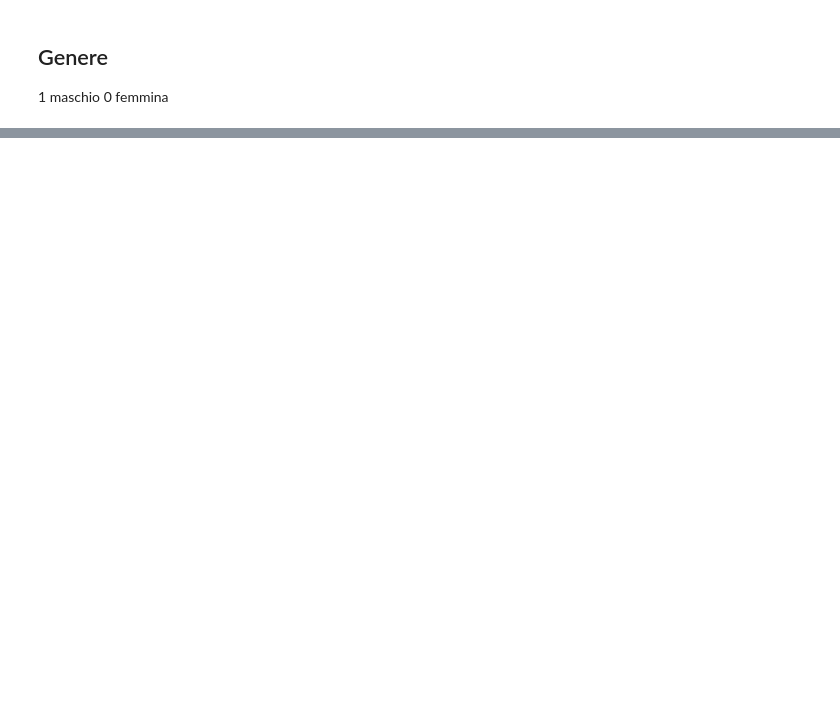
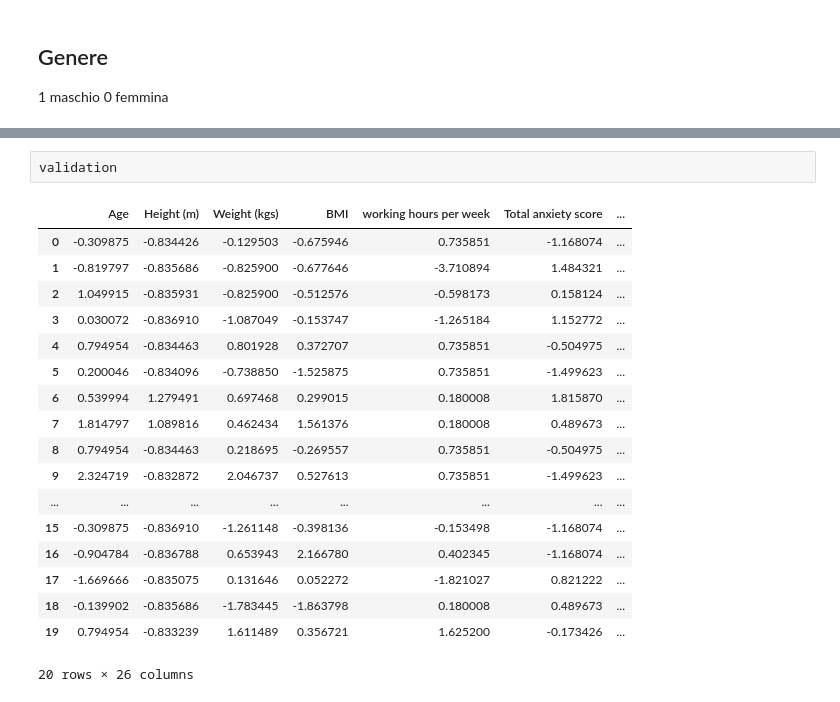
Before and after one commit to cMancio00/Contest_MASL_2023, a Jupyter notebook: anxiety.ipynb, the cells around one changed output, grey strips where cells are left out. Saved outputs shown, nothing was run; the diff lists cells and outputs as text; blank space fills up the shorter version.

```diff
--- a/anxiety.ipynb
+++ b/anxiety.ipynb
@@ -119,0 +147,21 @@ df
+# %%
+validation
+# %% [output]
+|  | Age | Height (m) | Weight (kgs) | BMI | working hours per week | Total anxiety score | ... |
+| 0 | -0.309875 | -0.834426 | -0.129503 | -0.675946 | 0.735851 | -1.168074 | ... |
+| 1 | -0.819797 | -0.835686 | -0.825900 | -0.677646 | -3.710894 | 1.484321 | ... |
+| 2 | 1.049915 | -0.835931 | -0.825900 | -0.512576 | -0.598173 | 0.158124 | ... |
+| 3 | 0.030072 | -0.836910 | -1.087049 | -0.153747 | -1.265184 | 1.152772 | ... |
+| 4 | 0.794954 | -0.834463 | 0.801928 | 0.372707 | 0.735851 | -0.504975 | ... |
+| 5 | 0.200046 | -0.834096 | -0.738850 | -1.525875 | 0.735851 | -1.499623 | ... |
+| 6 | 0.539994 | 1.279491 | 0.697468 | 0.299015 | 0.180008 | 1.815870 | ... |
+| 7 | 1.814797 | 1.089816 | 0.462434 | 1.561376 | 0.180008 | 0.489673 | ... |
+| 8 | 0.794954 | -0.834463 | 0.218695 | -0.269557 | 0.735851 | -0.504975 | ... |
+| 9 | 2.324719 | -0.832872 | 2.046737 | 0.527613 | 0.735851 | -1.499623 | ... |
+| ... | ... | ... | ... | ... | ... | ... | ... |
+| 15 | -0.309875 | -0.836910 | -1.261148 | -0.398136 | -0.153498 | -1.168074 | ... |
+| 16 | -0.904784 | -0.836788 | 0.653943 | 2.166780 | 0.402345 | -1.168074 | ... |
+| 17 | -1.669666 | -0.835075 | 0.131646 | 0.052272 | -1.821027 | 0.821222 | ... |
+| 18 | -0.139902 | -0.835686 | -1.783445 | -1.863798 | 0.180008 | 0.489673 | ... |
+| 19 | 0.794954 | -0.833239 | 1.611489 | 0.356721 | 1.625200 | -0.173426 | ... |
+20 rows × 26 columns
```
Also changed, not shown: parts of 14 cells of this notebook.
